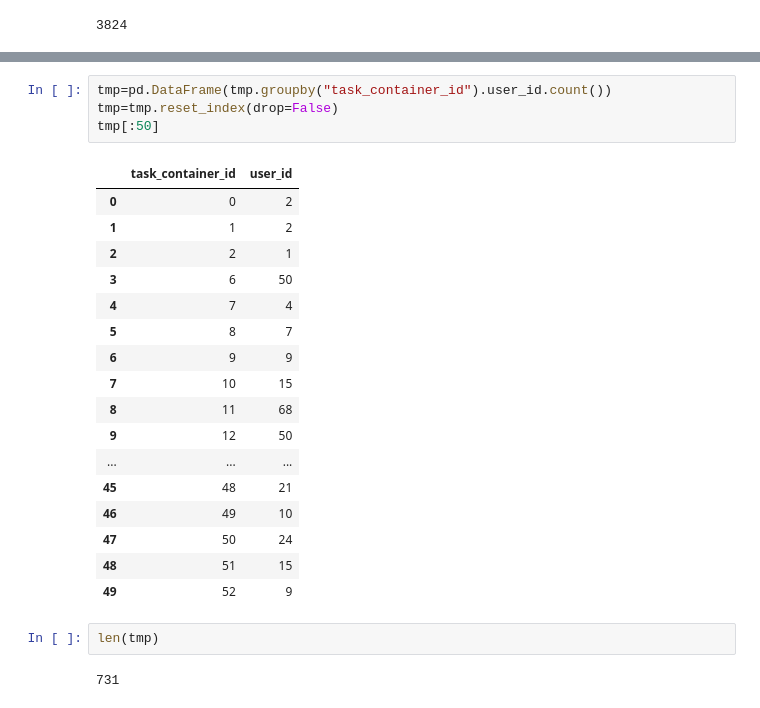
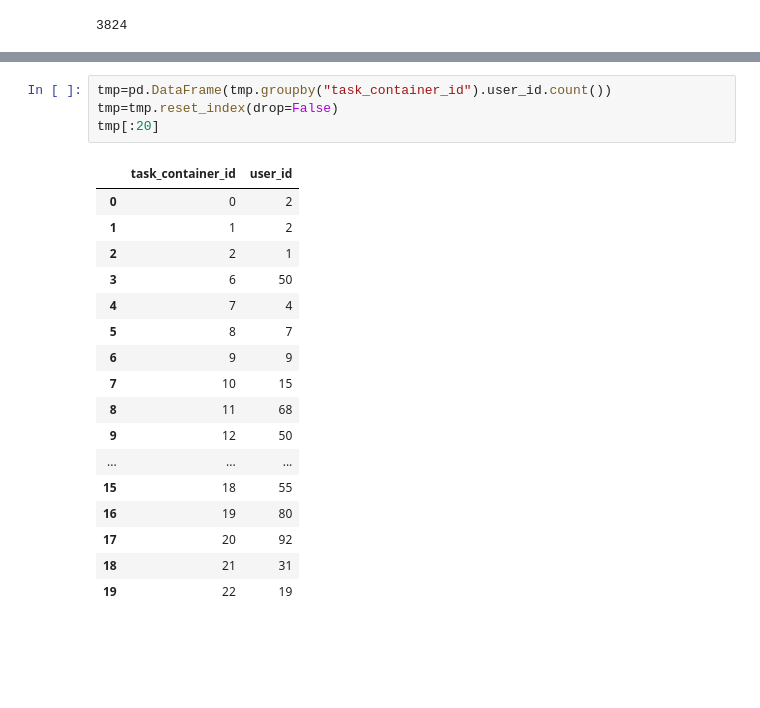
Before and after one commit to ingu627/answer_correctness, a Jupyter notebook: Train_Lectures.ipynb, the cells around one changed output, grey strips where cells are left out. Cells and saved outputs as stored; diff of their text form; blank space fills up the shorter version.

```diff
--- a/Train_Lectures.ipynb
+++ b/Train_Lectures.ipynb
@@ -153,27 +150,23 @@ tmp[:20]
 # %%
 tmp=pd.DataFrame(tmp.groupby("task_container_id").user_id.count())
 tmp=tmp.reset_index(drop=False)
-tmp[:50]
+tmp[:20]
 # %% [output]
 |  | task_container_id | user_id |
 | 0 | 0 | 2 |
 | 1 | 1 | 2 |
 | 2 | 2 | 1 |
 | 3 | 6 | 50 |
 | 4 | 7 | 4 |
 | 5 | 8 | 7 |
 | 6 | 9 | 9 |
 | 7 | 10 | 15 |
 | 8 | 11 | 68 |
 | 9 | 12 | 50 |
 | ... | ... | ... |
-| 45 | 48 | 21 |
-| 46 | 49 | 10 |
-| 47 | 50 | 24 |
-| 48 | 51 | 15 |
-| 49 | 52 | 9 |
+| 15 | 18 | 55 |
+| 16 | 19 | 80 |
+| 17 | 20 | 92 |
+| 18 | 21 | 31 |
+| 19 | 22 | 19 |
-# %%
-len(tmp)
-# %% [output]
-731
 # %%
```
Also changed, not shown: parts of 8 cells of this notebook.
